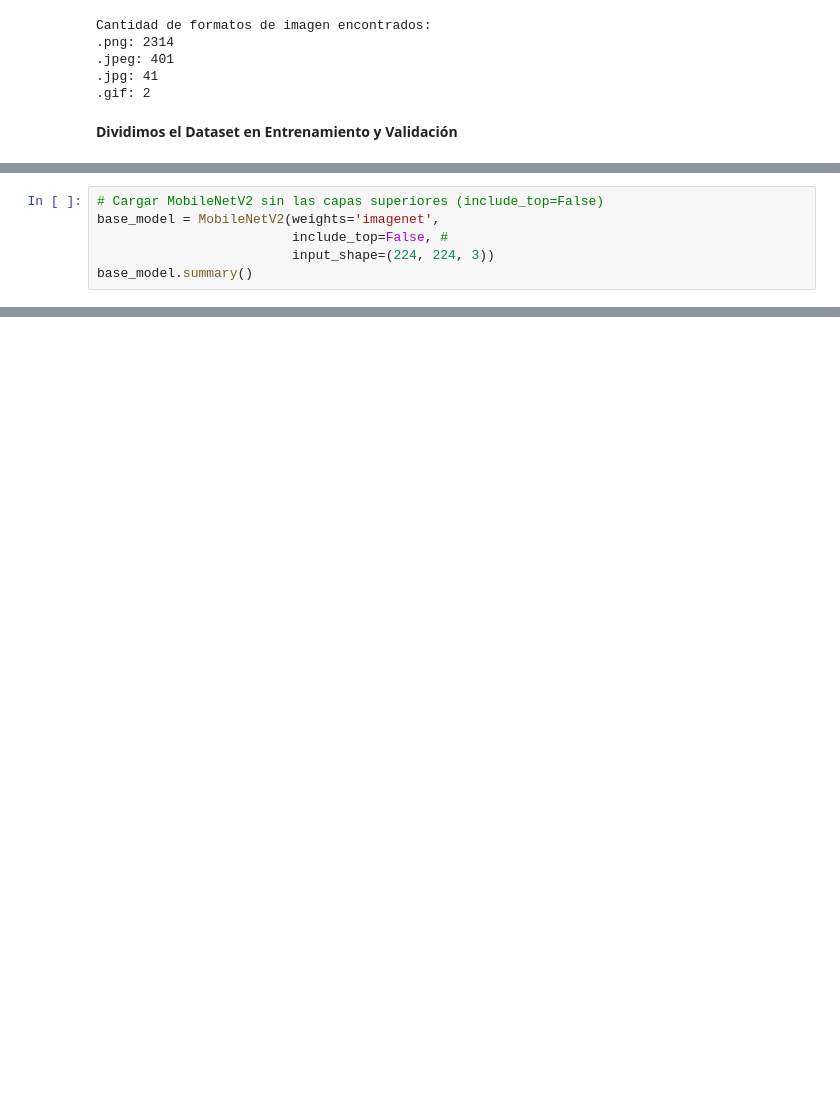
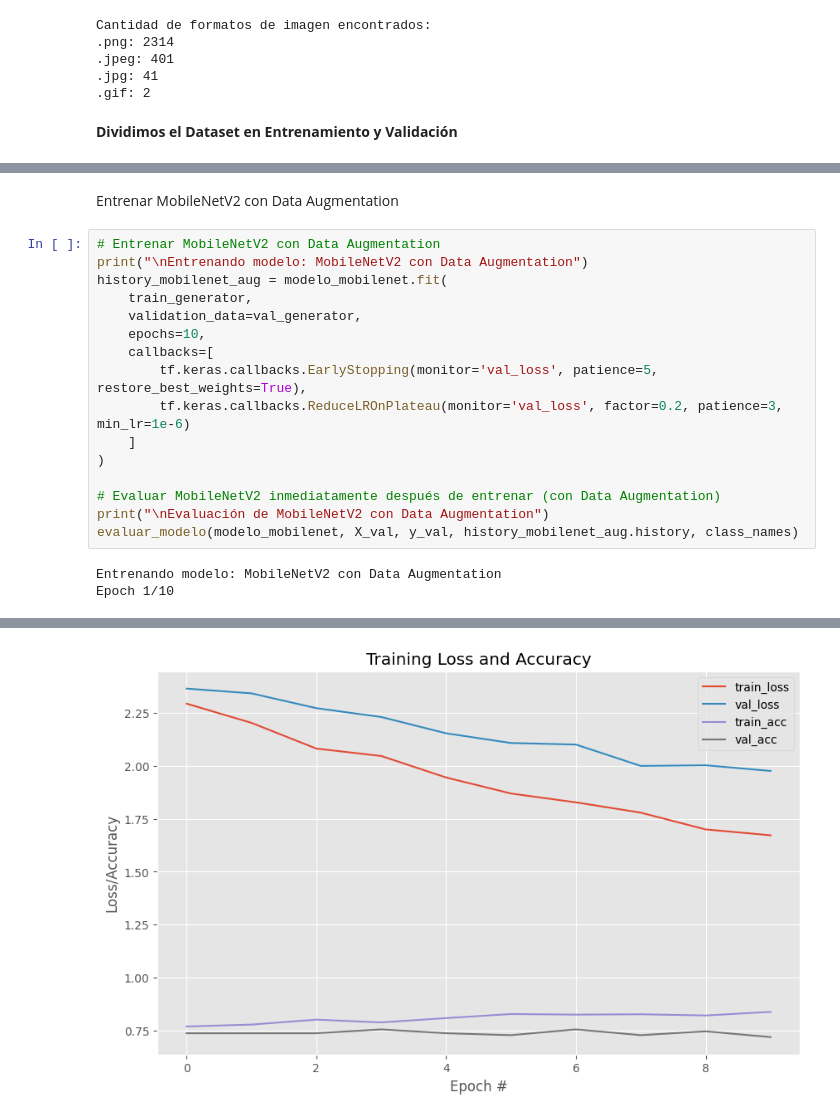
Before and after one commit to jairomartinezgiraldo/CNN, a Jupyter notebook: CNN.ipynb, the cells around one changed output, grey strips where cells are left out. Cells and saved outputs as stored; diff of their text form; blank space fills up the shorter version.

```diff
--- a/CNN.ipynb
+++ b/CNN.ipynb
@@ -200,6 +204,0 @@ Tamaño de X_val: (552, 224, 224, 3), y_val: (552, 47)
-# %%
-# Cargar MobileNetV2 sin las capas superiores (include_top=False)
-base_model = MobileNetV2(weights='imagenet',
-                         include_top=False, #
-                         input_shape=(224, 224, 3))
-base_model.summary()
@@ -252,0 +389,21 @@ pre_trained_model
+# %% [markdown]
+Entrenar MobileNetV2 con Data Augmentation
+# %%
+# Entrenar MobileNetV2 con Data Augmentation
+print("\nEntrenando modelo: MobileNetV2 con Data Augmentation")
+history_mobilenet_aug = modelo_mobilenet.fit(
+    train_generator,
+    validation_data=val_generator,
+    epochs=10,
+    callbacks=[
+        tf.keras.callbacks.EarlyStopping(monitor='val_loss', patience=5, restore_best_weights=True),
+        tf.keras.callbacks.ReduceLROnPlateau(monitor='val_loss', factor=0.2, patience=3, min_lr=1e-6)
+    ]
+)
+
+# Evaluar MobileNetV2 inmediatamente después de entrenar (con Data Augmentation)
+print("\nEvaluación de MobileNetV2 con Data Augmentation")
+evaluar_modelo(modelo_mobilenet, X_val, y_val, history_mobilenet_aug.history, class_names)
+# %% [output]
+Entrenando modelo: MobileNetV2 con Data Augmentation
+Epoch 1/10
@@ -252,0 +427 @@ pre_trained_model
+[figure, added]
```
Also changed, not shown: parts of 21 cells of this notebook.
